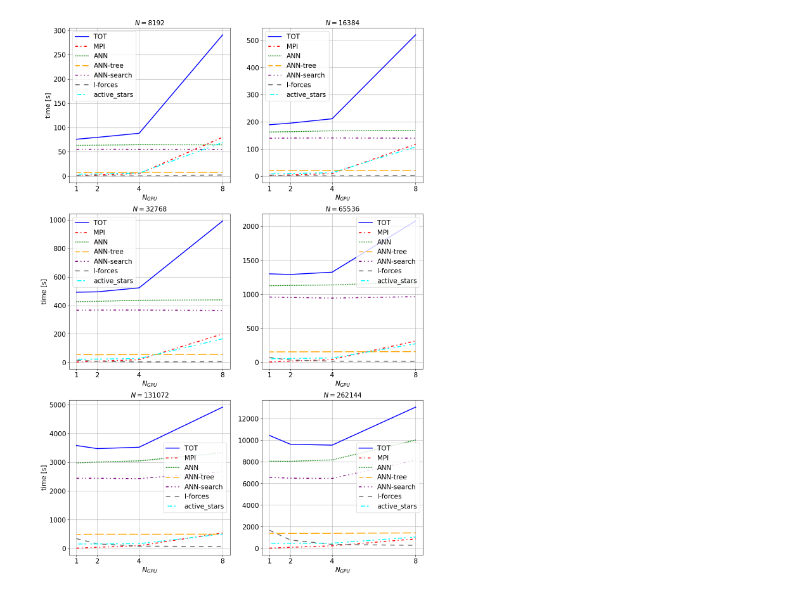
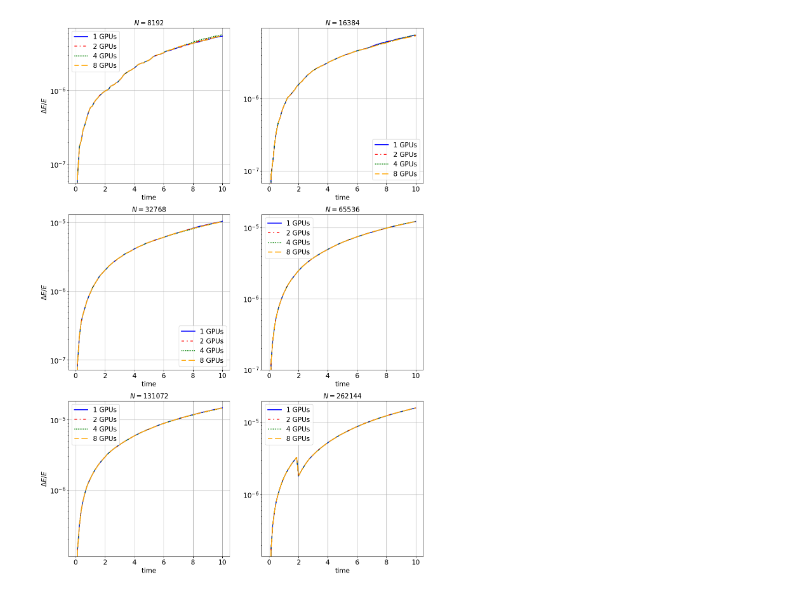
Before and after one commit to mattiamencagli/my-python-plots, a Jupyter notebook: plot_scalability.ipynb, the cells around one changed output. Cells and saved outputs as stored; diff of their text form; code cells hidden in the pictures.

```diff
--- a/plot_scalability.ipynb
+++ b/plot_scalability.ipynb
@@ -31,12 +35,13 @@ def read_scal_ist(Nstar):
     return err, np.array(tprof)
 
 def name_lenovo(dir, gn, Nstar): return direc + "build_gpu" + str(gn) + "_stars" + str(Nstar) + "/bin/"
-def read_scal_ist_lenovo(Nstar):
+def read_scal_ist_lenovo(Nstar, prints=False):
     err = []
     tprof = []
+    if(prints): print("(%s)   Nstars = %d;  GPUs: "%(direc,Nstar), end="")
     for gn in GPUN:
+        if(prints): print("%d "%gn, end="")
         dname = name_lenovo(direc, gn, Nstar)
-        print(dname)
         #questo legge le due colonne t e de/e per ogni numero di gpu. li mette nella lista err
         with open(dname + "output/diagnostic.dat") as f:
             file = f.readlines()
@@ -45,12 +50,14 @@ def read_scal_ist_lenovo(Nstar):
         #questo legge la penultima riga del time_prof_cumul. le mette nella lista tprof
         with open(dname + "logfiles/timeprofile.dat.cumul") as f:
             tprof.append(np.loadtxt([f.readlines()[-2]]))
+    if(prints): print()
     return err, np.array(tprof)
 
 lista = []
 for ns in Ns:
-    lista.append(read_scal_ist_lenovo(ns))
-#list [idx per Numero di stelle (Ns), lista] [idx per errore(0) o tprof(1), tupla] [idx per Numero di GPU usate (GPUN), idx per argomento profname, matrice np]
+    lista.append(read_scal_ist_lenovo(ns, True))
+#list [idx per Numero di stelle (Ns), lista] [idx per tprof(1), tupla] [idx per Numero di GPU usate (GPUN), idx per argomento profname, matrice np]
+#list [idx per Numero di stelle (Ns), lista] [idx per errore(0), tipla] [idx per Numero di GPU usate (GPUN), lista] [matrice Nx2, tempi ed eror, matrice np]
 
 with open(name_lenovo(direc, GPUN[0], Ns[0]) + "logfiles/timeprofile.dat.cumul") as f:
     profname = f.readlines()[-1].strip().split()
@@ -98,7 +104,7 @@ def plot_scal_N(i, ax, gpus, select):
             _ = ax.plot(GPUN[gpus], lista[i][1][gpus,6], linestyle=lin[j], linewidth=lw, color=col[j], label = 'ANN-tree'); j+=1
             _ = ax.plot(GPUN[gpus], lista[i][1][gpus,7], linestyle=lin[j], linewidth=lw, color=col[j], label = 'ANN-search'); j+=1
             _ = ax.plot(GPUN[gpus], lista[i][1][gpus,4], linestyle=lin[j], linewidth=lw, color=col[j], label = 'I-forces'); j+=1
-            _ = ax.plot(GPUN[gpus], lista[i][1][gpus,9], linestyle=lin[j], linewidth=lw, color=col[j], label = 'active_stars'); j+=1 '''QUESTO NON SO PERCHè CI METTE COSI TANTO SU 2 NODI.... MISTERO'''
+            _ = ax.plot(GPUN[gpus], lista[i][1][gpus,9], linestyle=lin[j], linewidth=lw, color=col[j], label = 'active_stars'); j+=1 #QUESTO NON SO PERCHè CI METTE COSI TANTO SU 2 NODI.... MISTERO
             #_ = ax.plot(GPUN[gpus], lista[i][1][gpus,16]+lista[i][1][gpus,5], linestyle=lin[j], linewidth=lw, color=col[j], label = 'memory'); j+=1
             #_ = ax.plot(GPUN[gpus], lista[i][1][gpus,14], linestyle=lin[j], linewidth=lw, color=col[j], label = 'N-forces'); j+=1
             #_ = ax.plot(GPUN[gpus], lista[i][1][gpus,11], linestyle=lin[j], linewidth=lw, color=col[j], label = 'predigpustor'); j+=1
@@ -107,47 +113,64 @@ def plot_scal_N(i, ax, gpus, select):
             #_ = ax.plot(GPUN[gpus], lista[i][1][gpus,22], linestyle=lin[j], linewidth=lw, color=col[j], label = 'Prints'); j+=1
             #_ = ax.plot(GPUN[gpus], lista[i][1][gpus,14]-lista[i][1][gpus,19], linestyle=lin[j], linewidth=lw, color=col[j], label = 'eva-MPI'); j+=1
         case "Iforce_scale":
-            _ = ax.plot(GPUN[gpus], lista[i][1][0,4]/lista[i][1][gpus,4], linestyle=lin[j], linewidth=lw, color=col[j], label = 'Iforces'); j+=1
+            _ = ax.plot(GPUN[gpus], lista[i][1][0,4]/lista[i][1][gpus,4], linestyle=lin[j], linewidth=lw, color=col[j], label = 'I-forces'); j+=1
             #_ = ax.plot(GPUN[gpus], lista[i][1][0,8]/lista[i][1][gpus,8], linestyle=lin[j], linewidth=lw, color=col[j], label = 'TOT'); j+=1
             _ = ax.plot(GPUN[gpus], GPUN[gpus], linestyle=lin[j], linewidth=lw, color=col[j], label = 'Ideal Scal'); j+=1
         case "hermite_6th":
             _ = ax.plot(GPUN[gpus], lista[i][1][gpus,4],  linestyle=lin[j], linewidth=lw, color=col[j], label = 'I-forces'); j+=1
             _ = ax.plot(GPUN[gpus], lista[i][1][gpus,14], linestyle=lin[j], linewidth=lw, color=col[j], label = 'N-forces'); j+=1
             _ = ax.plot(GPUN[gpus], lista[i][1][gpus,2],  linestyle=lin[j], linewidth=lw, color=col[j], label = 'oldI-forces'); j+=1
             _ = ax.plot(GPUN[gpus], lista[i][1][gpus,11], linestyle=lin[j], linewidth=lw, color=col[j], label = 'predictor'); j+=1
             _ = ax.plot(GPUN[gpus], lista[i][1][gpus,19], linestyle=lin[j], linewidth=lw, color=col[j], label = 'corrector'); j+=1
             _ = ax.plot(GPUN[gpus], lista[i][1][gpus,20], linestyle=lin[j], linewidth=lw, color=col[j], label = 'update Dt'); j+=1
             _ = ax.plot(GPUN[gpus], lista[i][1][gpus,16]+lista[i][1][gpus,5], linestyle=lin[j], linewidth=lw, color=col[j], label = 'memory'); j+=1
+        case "errors":
+            for gp_idx in gpus:
+                _ = ax.plot(lista[i][0][gp_idx][:,0], lista[i][0][gp_idx][:,1], linestyle=lin[j], linewidth=lw, color=col[j], label = '%d GPUs'%GPUN[gp_idx]); j+=1
+                #_ = ax.plot(lista[i][0][gp_idx][:,0]*t_units[i], lista[i][0][gp_idx][:,1], linestyle=lin[j], linewidth=lw, color=col[j], label = '%d GPUs'%GPUN[gp_idx]); j+=1
 
-    #_ = ax.set_yscale("log", base=10)
-    _ = ax.set_xlabel(r'$N_{GPU}$', fontsize=fs)
-    if(i%2==0):
-        _ = ax.set_ylabel(r'time [s]', fontsize=fs)
-    _ = ax.set_xticks(ticks=GPUN[gpus])
+    if(select!="errors"):
+        #_ = ax.set_yscale("log", base=10)
+        _ = ax.set_xlabel(r'$N_{GPU}$', fontsize=fs)
+        if(i%2==0):
+            if(select == "Iforce_scale"):
+                _ = ax.set_ylabel(r'time(1 GPU) / time', fontsize=fs)
+            else:
+                _ = ax.set_ylabel(r'time [s]', fontsize=fs)
+        _ = ax.set_xticks(ticks=GPUN[gpus])
+    else:
+        _ = ax.set_yscale("log", base=10)
+        _ = ax.set_xlabel(r'time', fontsize=fs)
+        #_ = ax.set_xlabel(r'time [Myr]', fontsize=fs)
+        if(i%2==0):
+            _ = ax.set_ylabel(r'$\Delta E/E$', fontsize=fs)
     _ = ax.legend(fontsize=fs)
     _ = ax.set_title(r'$N=%d$'%Ns[i],fontsize=fs)
     _ = ax.tick_params(axis='both', labelsize=fs)
     _ = ax.grid()
 ##########################################################################################################################
 
-SAVE = False
-
 no_overlap=[8,1,9,11,12,19,20,21,22]
 #select = "ALL_no_overlap"
-select = "TOT_ANN_IF"
+#select = "TOT_ANN_IF"
 #select = "Iforce_scale"
 #select = "hermite_6th"
+select = "errors"
 
 gpus = [0,1,2,3] #seleziona che elemtni di GPUN vuoi includere nel plot
 COL = 2 ; RIG = 3
 fig = plt.figure(666, figsize=[n*4.8*COL,n*4.8*RIG])
 gs = fig.add_gridspec(RIG,COL)#, hspace=0)
 axs = gs.subplots()#sharex=True, sharey=True)
 off = 2 #salto 2048 e 4096
-for i in range(RIG*COL):
-    plot_scal_N(i+off, axs[int(i/COL),i%COL], gpus, select)
+if(RIG > 1):
+    for i in range(RIG*COL):
+        plot_scal_N(i+off, axs[int(i/COL),i%COL], gpus, select)
+else:
+    for i in range(RIG*COL):
+        plot_scal_N(i+off, axs[i%COL], gpus, select)
 if(SAVE):
     _ = plt.savefig(direc+select+".pdf", bbox_inches='tight', format='pdf')
     _ = plt.show(True)
 # %% [output]
-[figure, old version]
+[figure, new version]
```
Also changed, not shown: parts of 6 cells of this notebook, 1 other file.
